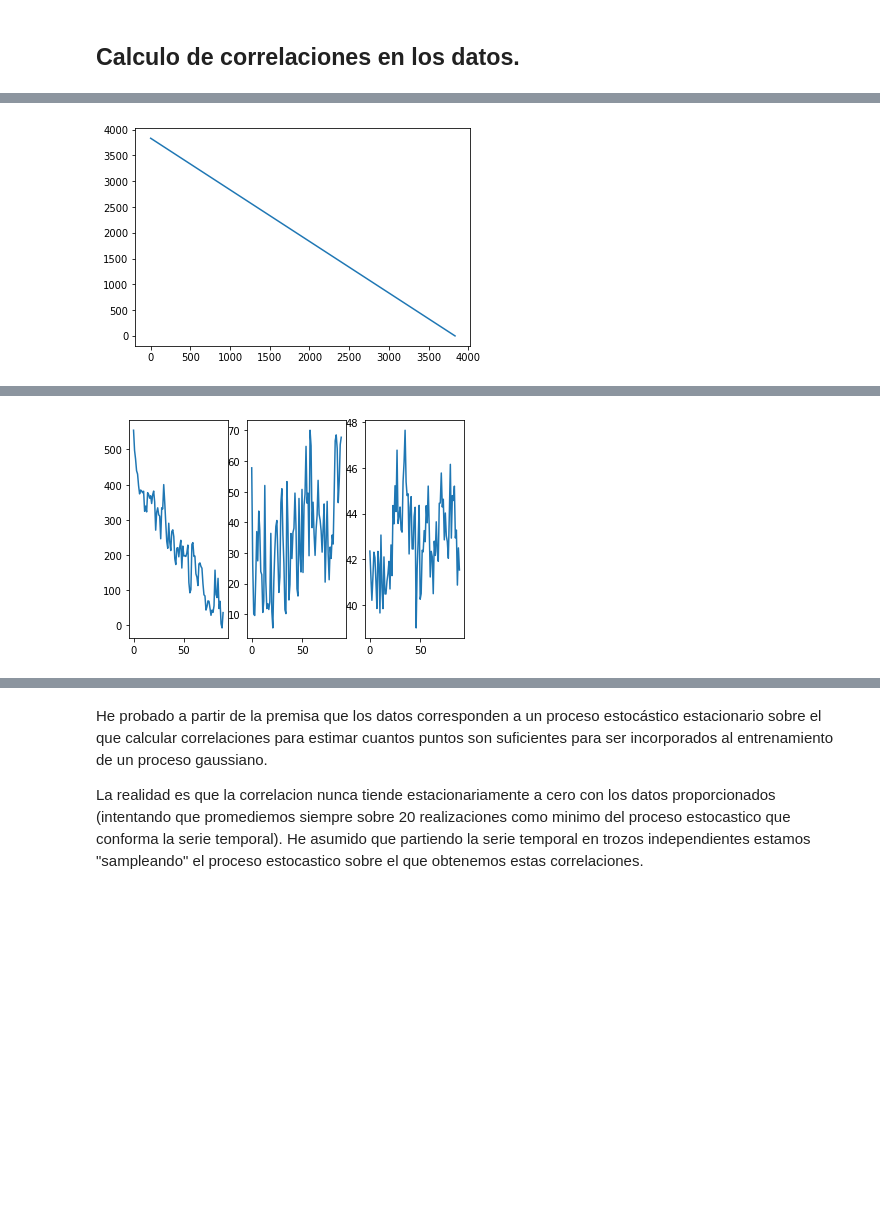
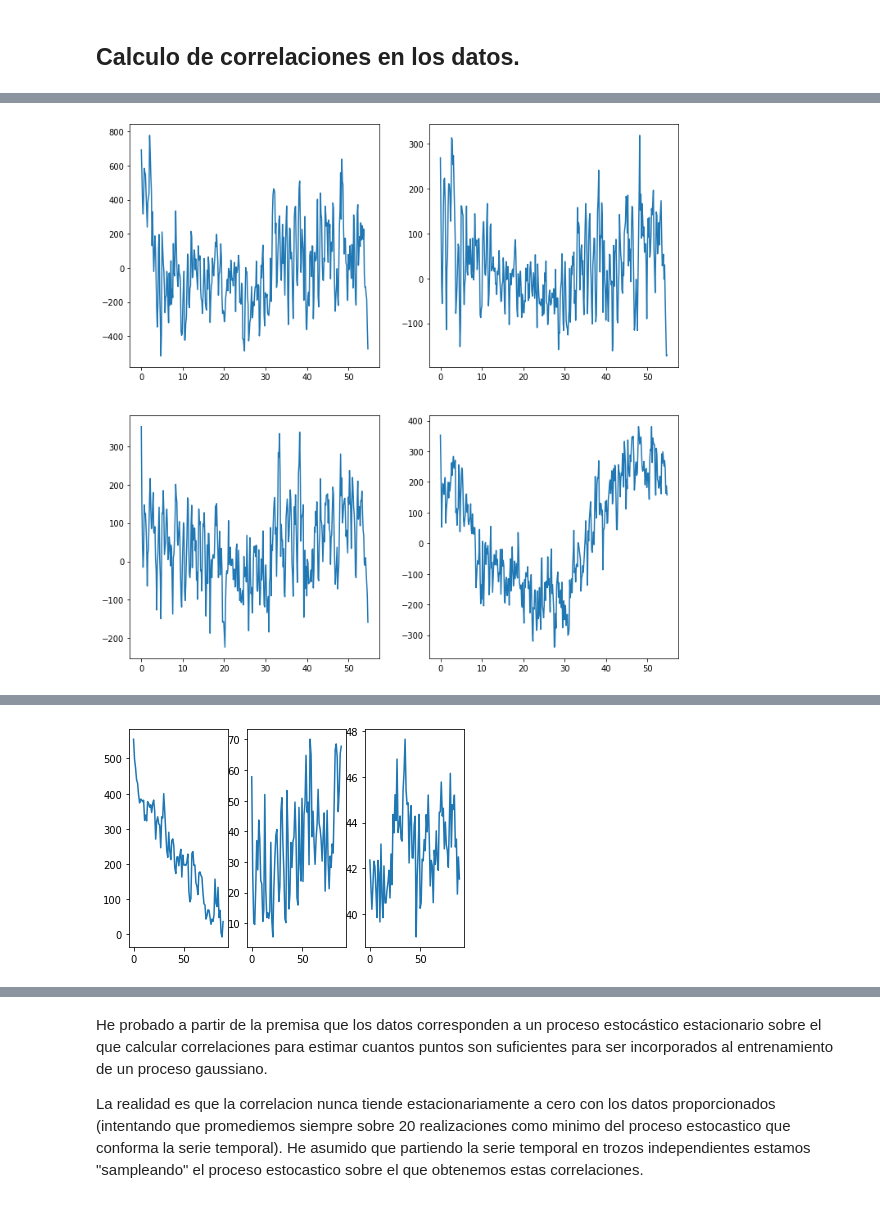
Before and after one commit to juanlu29/juanlu29, a Jupyter notebook: preprocesadoDatosContaminacionMadrid.ipynb, the cells around one changed output, grey strips where cells are left out. Drawn from its saved outputs; the diff is of its cells as text; code cells hidden in the pictures; blank space fills up the shorter version.

```diff
--- a/preprocesadoDatosContaminacionMadrid.ipynb
+++ b/preprocesadoDatosContaminacionMadrid.ipynb
@@ -126,7 +192,7 @@ def frecuenciasInternas(datos,dx):
 
 
   x = np.linspace(0.0, len(datos)*dx, len(datos))
-  xf = np.linspace(0.0, 1.0/(2.0*dx), len(datos)//2)
+  xf = np.linspace(0.0, (2*np.pi)/(len(datos)*dx), len(datos)//2)
 
   s_datosf_sq = np.real((2./len(datos))*np.sqrt(np.multiply(datosf,np.conj(datosf)))[0:len(datos)//2])
 
@@ -134,46 +200,80 @@ def frecuenciasInternas(datos,dx):
 
 ################
 
-datos = est03O3_df.to_numpy()
-#datos = est03NO2_df.to_numpy()
+grid_plots_datos_10, [(ax11a,ax12a),(ax21a,ax22a)] = plt.subplots(2,2,figsize=(12,12))
+grid_plots_datos_38, [(ax11b,ax12b),(ax21b,ax22b)] = plt.subplots(2,2,figsize=(12,12))
+grid_plots_datos_190, [(ax11c,ax12c),(ax21c,ax22c)] = plt.subplots(2,2,figsize=(12,12))
 
-longitudDatos = len(datos)
-
-correlacion = np.zeros(2000)
-for j in range(2000):
-  for i in range(1000):
-    correlacion[j] += datos[i,0]*datos[j+i,0]
-  correlacion[j] = 0.001*correlacion[j]
-
-#plt.plot(correlacion)
+est56NO2_np = est56NO2_df.to_numpy()
+est24NO2_np = est24NO2_df.to_numpy()
+est03NO2_np = est03NO2_df.to_numpy()
+est03O3_np = est03O3_df.to_numpy()
 
 
-correlacion, parapromediar = convolucionDiscreta(datos[:,0])
-frecuencias, xf = frecuenciasInternas(datos[:,0],1.)
-print(frecuencias)
+longitudDatos = len(est56NO2_np)
 
-#plt.plot(correlacion)
+dx = (1./7) # Vamos a presentar en semanas la correlacion
 
-fig, ax = plt.subplots(1,1)
-figf, axf = plt.subplots(1,1)
+r10 = np.linspace(0,longitudDatos//10*dx,longitudDatos//10)
+r38 = np.linspace(0,longitudDatos//38*dx,longitudDatos//38)
+r190 = np.linspace(0,longitudDatos//190*dx,longitudDatos//190)
 
-ax.plot(parapromediar)
-#periodos = 1./(365.*xf)
-#periodos[0] = 0.
-periodos = xf[1:]
-frecuencias = frecuencias[1:]
-periodos = 1./(365.*periodos)
-axf.plot(periodos,np.log(frecuencias))
+####
 
-C  = np.sum(frecuencias)
+correlacion56, parapromediar56 = averCorrCompt(est56NO2_np[:,0],longitudDatos//10)
+correlacion24, parapromediar24 = averCorrCompt(est24NO2_np[:,0],longitudDatos//10)
+correlacion03NO2, parapromediar03NO2 = averCorrCompt(est03NO2_np[:,0],longitudDatos//10)
+correlacion03O3, parapromediar03O3 = averCorrCompt(est03O3_np[:,0],longitudDatos//10)
 
-print( "Frecuencia promedio de la señal :",   np.sum(   np.multiply(   periodos , frecuencias/np.sum(frecuencias)    )    )    )
-frecuenciaMaxima = np.where(frecuencias == np.amax(frecuencias)) # Operador & para evaular elemento a elemento entre arrays
-print("frecuencia maxima :",frecuencias[frecuenciaMaxima])
-print( "Frecuencia máxima de la señal :", periodos[frecuenciaMaxima])
+ax11a.plot(r10,correlacion56[0,:])
+
+ax12a.plot(r10,correlacion24[0,:])
+
+ax21a.plot(r10,correlacion03NO2[0,:])
+
+ax22a.plot(r10,correlacion03O3[0,:])
 
 
-fig_cor_p, ax_cor_p = plt.subplots(1,1)
+grid_plots_datos_10.show()
+
+####
+
+correlacion56, parapromediar56 = averCorrCompt(est56NO2_np[:,0],longitudDatos//38)
+correlacion24, parapromediar24 = averCorrCompt(est24NO2_np[:,0],longitudDatos//38)
+correlacion03NO2, parapromediar03NO2 = averCorrCompt(est03NO2_np[:,0],longitudDatos//38)
+correlacion03O3, parapromediar03O3 = averCorrCompt(est03O3_np[:,0],longitudDatos//38)
+
+ax11b.plot(r38,correlacion56[0,:])
+
+ax12b.plot(r38,correlacion24[0,:])
+
+ax21b.plot(r38,correlacion03NO2[0,:])
+
+ax22b.plot(r38,correlacion03O3[0,:])
+
+
+grid_plots_datos_38.show()
+
+####
+
+correlacion56, parapromediar56 = averCorrCompt(est56NO2_np[:,0],longitudDatos//190)
+correlacion24, parapromediar24 = averCorrCompt(est24NO2_np[:,0],longitudDatos//190)
+correlacion03NO2, parapromediar03NO2 = averCorrCompt(est03NO2_np[:,0],longitudDatos//190)
+correlacion03O3, parapromediar03O3 = averCorrCompt(est03O3_np[:,0],longitudDatos//190)
+
+ax11c.plot(r190,correlacion56[0,:])
+
+ax12c.plot(r190,correlacion24[0,:])
+
+ax21c.plot(r190,correlacion03NO2[0,:])
+
+ax22c.plot(r190,correlacion03O3[0,:])
+
+
+grid_plots_datos_190.show()
+
+
+
 
 x = np.arange(len(correlacion))
 x = x*(1./365.)
@@ -226 +310 @@ Frecuencia máxima de la señal : [0.95442092]
-[figure, old version]
+[figure, new version]
```
Also changed, not shown: parts of 3 cells of this notebook.
